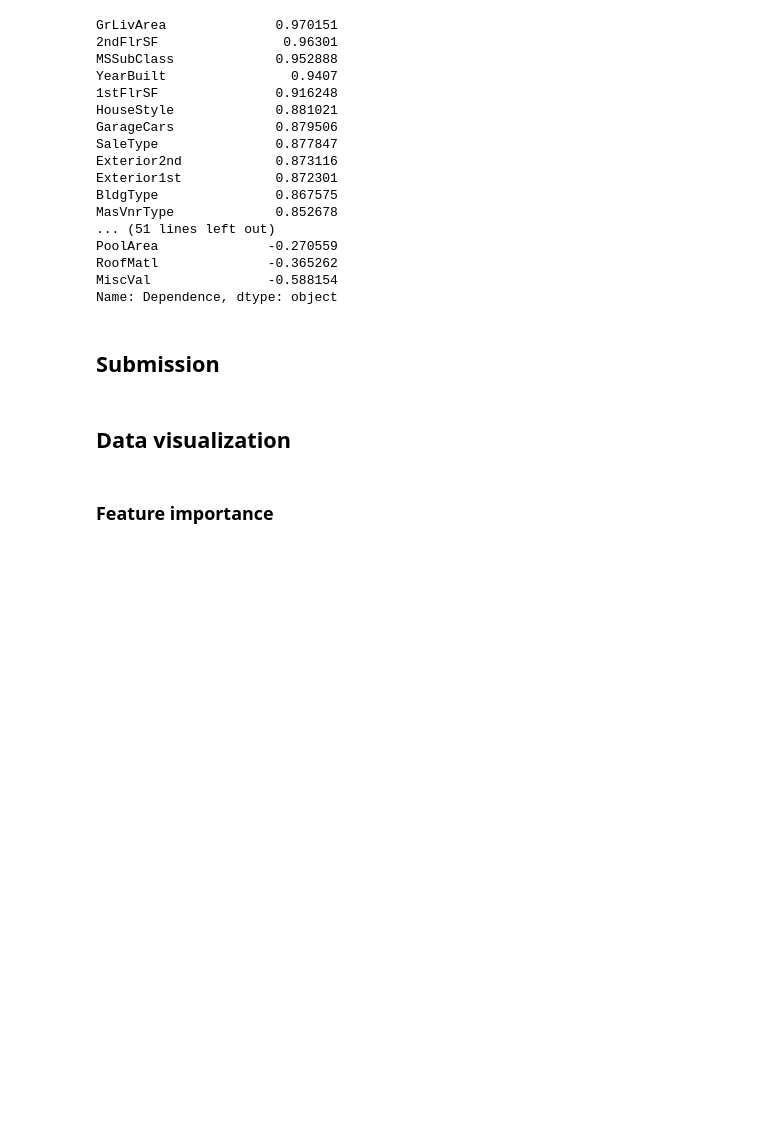
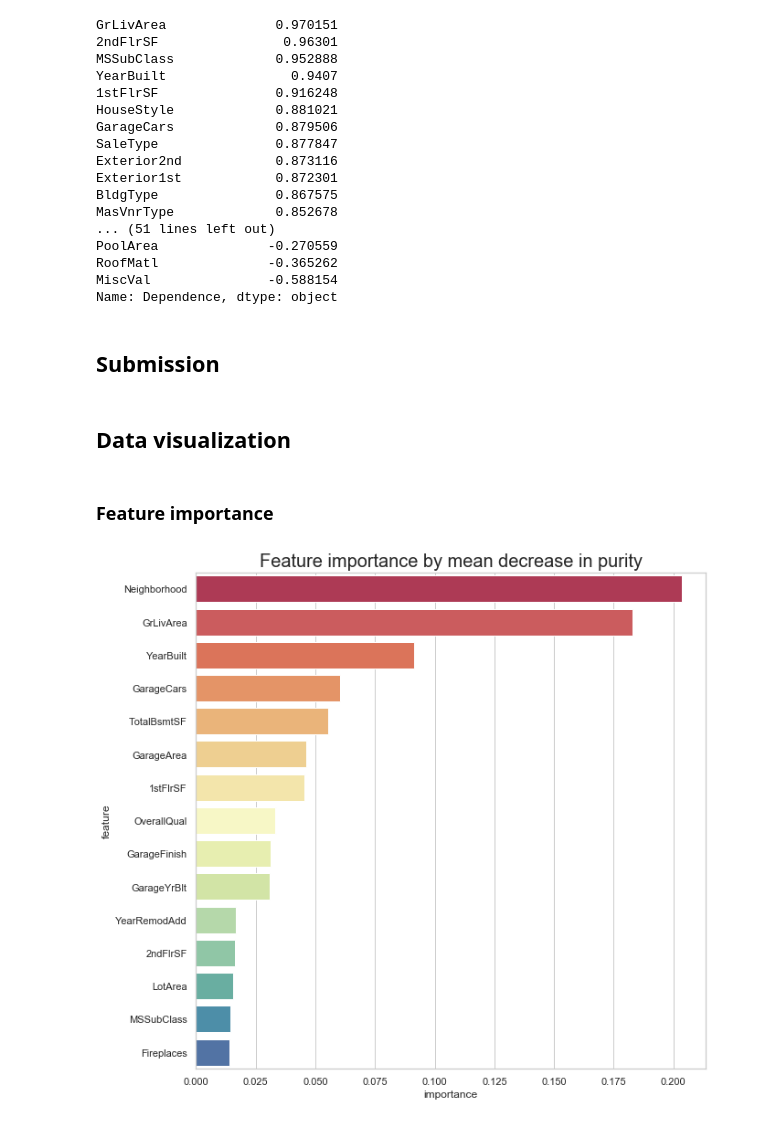
Before and after one commit to yslnam/collaborations, a Jupyter notebook: notebooks/You-Sun_Corr_Random_Forest_Notebook.ipynb, the cells around one changed output. Cells and saved outputs as stored; diff of their text form; code cells hidden in the pictures; blank space fills up the shorter version.

Commit message:
add data viz to rf file

```diff
--- a/notebooks/You-Sun_Corr_Random_Forest_Notebook.ipynb
+++ b/notebooks/You-Sun_Corr_Random_Forest_Notebook.ipynb
@@ -29,3 +22,22 @@ def print_full(x):
+# %%
+# Show all rows and columns of data frame
+def print_full(x):
+    pd.set_option('display.max_columns', None)
+    pd.set_option('display.max_rows', len(x))
+    print(x)
+    pd.reset_option('display.max_columns')
+    pd.reset_option('display.max_rows')
+
+# Feature importance plots
+def feat_df(feature_names, importances):
+    df=pd.DataFrame({'feature': feature_names,
+                     'importance': importances}).sort_values('importance', ascending=False).reset_index(drop=True)
+    return df
+
+def plot_imp(feat_df, title):
+    feat_df.columns=['feature', 'importance']
+    sns.barplot(x='importance', y='feature', data=feat_df, orient='h',palette='Spectral').set_title(title, fontsize = 20)
+    sns.set(rc = {'figure.figsize':(10, 10)})
 # %% [markdown]
 ## Inspect data frame
 # %%
@@ -756,3 +766,9 @@ submission.to_csv('submission_rf_3.csv', index=False)
 ## Data visualization
 # %% [markdown]
 ### Feature importance
+# %%
+sk_feat_imp = feat_df(X_train.columns, grid_search.best_estimator_.feature_importances_)
+plot_imp(sk_feat_imp[:15], 'Feature importance by mean decrease in purity')
+sns.set_style("whitegrid")
+# %% [output]
+[figure, added]
```
Also changed, not shown: parts of 6 cells of this notebook.
